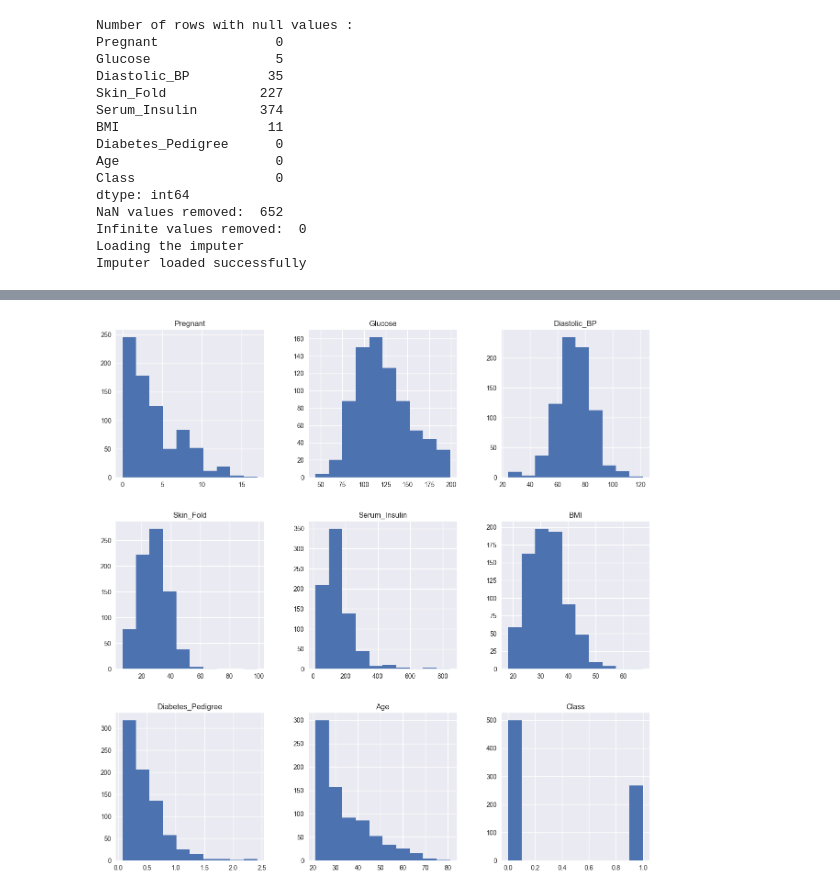
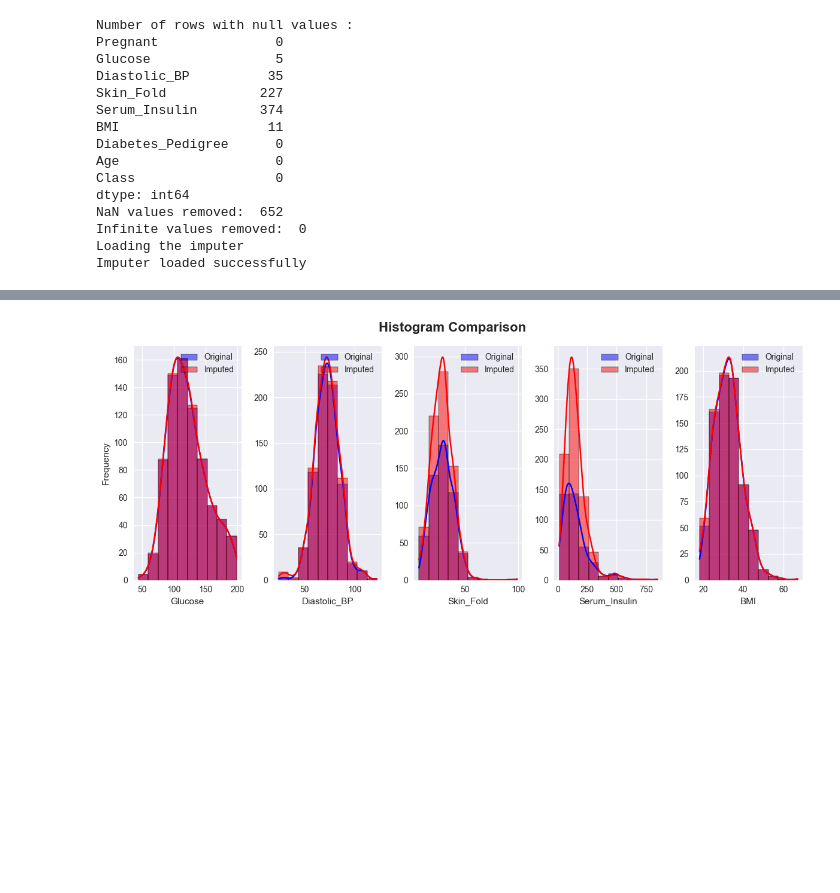
Before and after one commit to jzsmoreno/likelihood, a Jupyter notebook: examples/SimpleImputer example.ipynb, the cells around one changed output, grey strips where cells are left out. Cells and saved outputs as stored; diff of their text form; code cells hidden in the pictures; blank space fills up the shorter version.

```diff
--- a/examples/SimpleImputer example.ipynb
+++ b/examples/SimpleImputer example.ipynb
@@ -111,8 +116,7 @@ Class                0
 dtype: int64
 Length of the dataset after imputation :
 768
-# %%
-df_cleaned.hist(figsize=(15, 15))
-plt.show()
-# %% [output]
-[figure, removed]
+# %%
+imputer.eval(df_cleaned)
+# %% [output]
+[figure, added]
```
Also changed, not shown: parts of 3 cells of this notebook, 2 other files.
